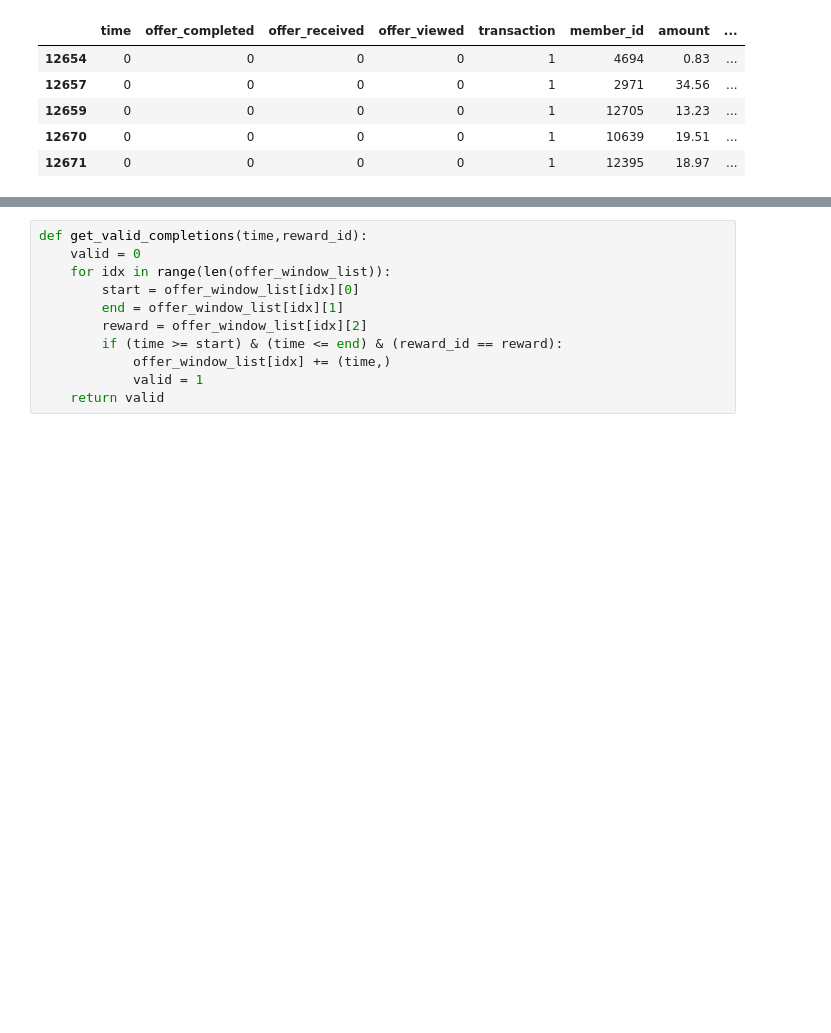
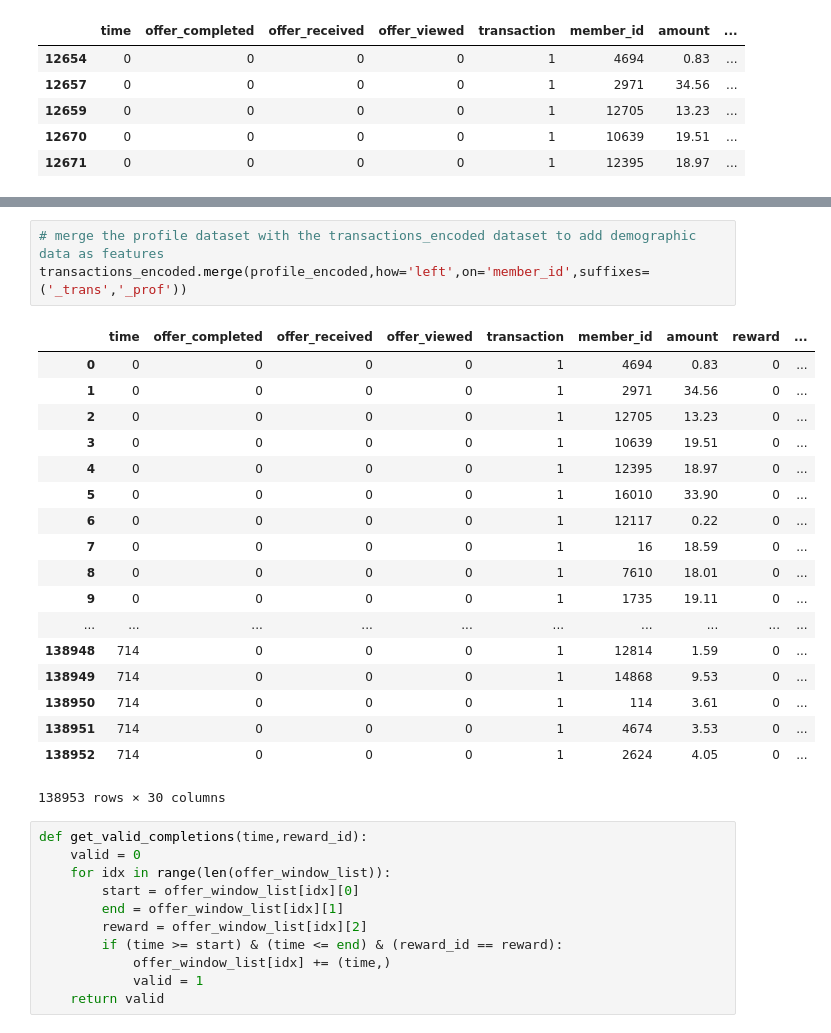
Before and after one commit to blowe615/starbucks_offers, a Jupyter notebook: starbucks_offers.ipynb, the cells around one changed output, grey strips where cells are left out. Cells and saved outputs as stored; diff of their text form; blank space fills up the shorter version.

```diff
--- a/starbucks_offers.ipynb
+++ b/starbucks_offers.ipynb
@@ -869,3 +901,25 @@ transactions_encoded.head()
+# %%
+# merge the profile dataset with the transactions_encoded dataset to add demographic data as features
+transactions_encoded.merge(profile_encoded,how='left',on='member_id',suffixes=('_trans','_prof'))
+# %% [output]
+|  | time | offer_completed | offer_received | offer_viewed | transaction | member_id | amount | reward | ... |
+| 0 | 0 | 0 | 0 | 0 | 1 | 4694 | 0.83 | 0 | ... |
+| 1 | 0 | 0 | 0 | 0 | 1 | 2971 | 34.56 | 0 | ... |
+| 2 | 0 | 0 | 0 | 0 | 1 | 12705 | 13.23 | 0 | ... |
+| 3 | 0 | 0 | 0 | 0 | 1 | 10639 | 19.51 | 0 | ... |
+| 4 | 0 | 0 | 0 | 0 | 1 | 12395 | 18.97 | 0 | ... |
+| 5 | 0 | 0 | 0 | 0 | 1 | 16010 | 33.90 | 0 | ... |
+| 6 | 0 | 0 | 0 | 0 | 1 | 12117 | 0.22 | 0 | ... |
+| 7 | 0 | 0 | 0 | 0 | 1 | 16 | 18.59 | 0 | ... |
+| 8 | 0 | 0 | 0 | 0 | 1 | 7610 | 18.01 | 0 | ... |
+| 9 | 0 | 0 | 0 | 0 | 1 | 1735 | 19.11 | 0 | ... |
+| ... | ... | ... | ... | ... | ... | ... | ... | ... | ... |
+| 138948 | 714 | 0 | 0 | 0 | 1 | 12814 | 1.59 | 0 | ... |
+| 138949 | 714 | 0 | 0 | 0 | 1 | 14868 | 9.53 | 0 | ... |
+| 138950 | 714 | 0 | 0 | 0 | 1 | 114 | 3.61 | 0 | ... |
+| 138951 | 714 | 0 | 0 | 0 | 1 | 4674 | 3.53 | 0 | ... |
+| 138952 | 714 | 0 | 0 | 0 | 1 | 2624 | 4.05 | 0 | ... |
+138953 rows × 30 columns
 # %%
 def get_valid_completions(time,reward_id):
     valid = 0
```
Also changed, not shown: parts of 7 cells of this notebook.
